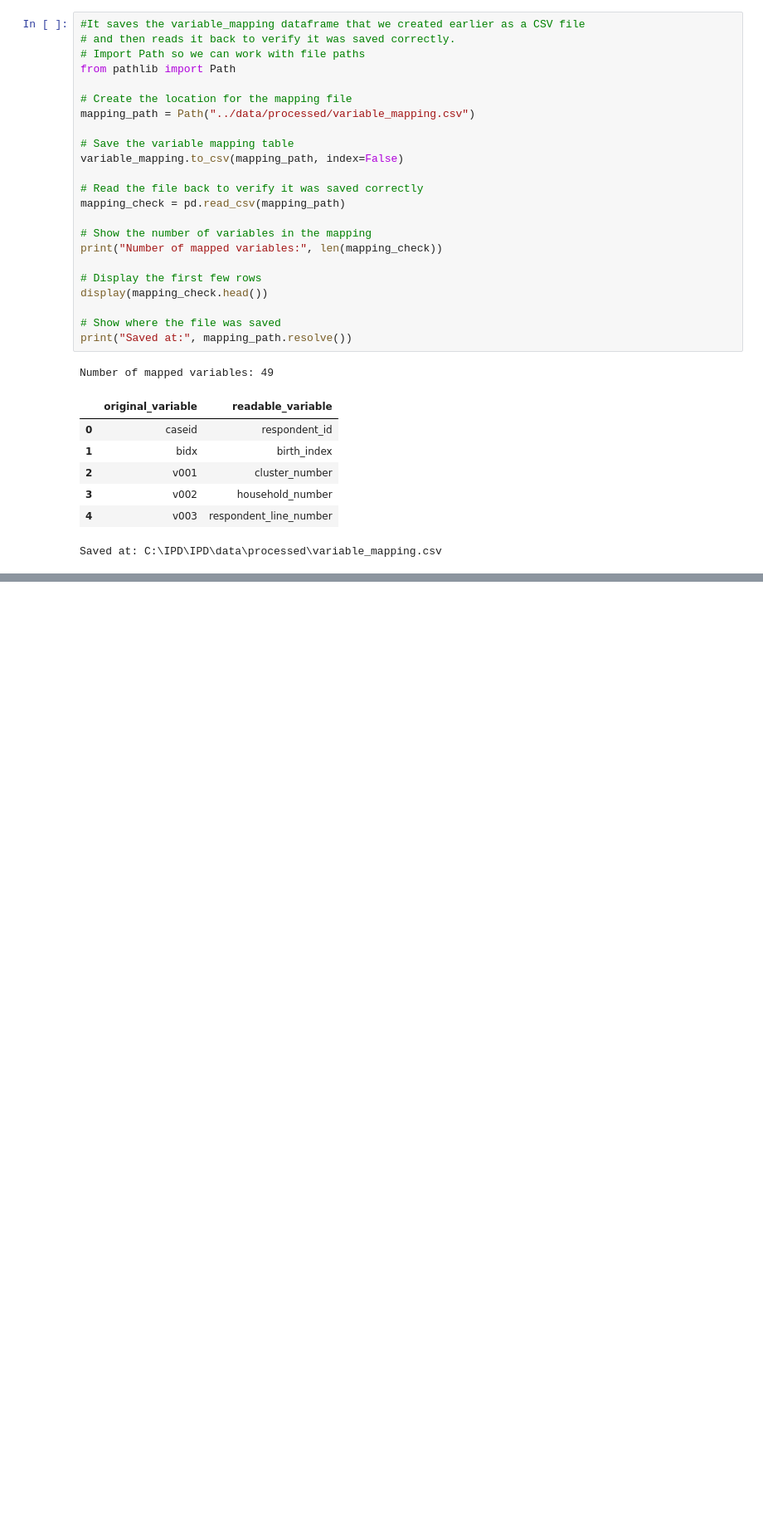
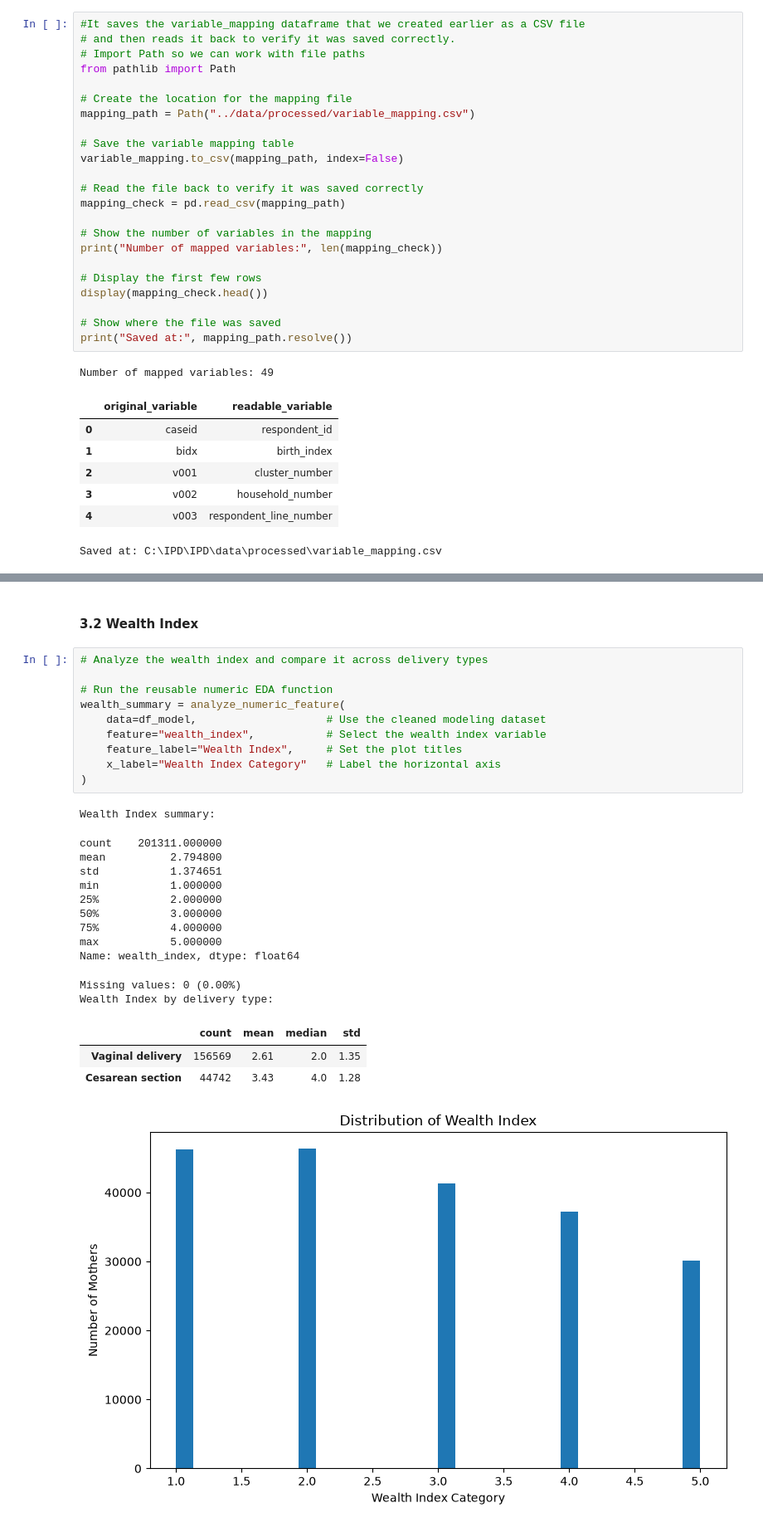
Before and after one commit to Rifa123-nandoliya/IPD, a Jupyter notebook: notebooks/01_data_exploration.ipynb, the cells around one changed output, grey strips where cells are left out. Shown at 83% size. Cells and saved outputs as stored; diff of their text form; blank space fills up the shorter version.

```diff
--- a/notebooks/01_data_exploration.ipynb
+++ b/notebooks/01_data_exploration.ipynb
@@ -2347,0 +2779,29 @@ Saved at: C:\IPD\IPD\data\processed\variable_mapping.csv
+# %% [markdown]
+#### 3.2 Wealth Index
+# %%
+# Analyze the wealth index and compare it across delivery types
+
+# Run the reusable numeric EDA function
+wealth_summary = analyze_numeric_feature(
+    data=df_model,                    # Use the cleaned modeling dataset
+    feature="wealth_index",           # Select the wealth index variable
+    feature_label="Wealth Index",     # Set the plot titles
+    x_label="Wealth Index Category"   # Label the horizontal axis
+)
+# %% [output]
+Wealth Index summary:
+count    201311.000000
+mean          2.794800
+std           1.374651
+min           1.000000
+25%           2.000000
+50%           3.000000
+75%           4.000000
+max           5.000000
+Name: wealth_index, dtype: float64
+Missing values: 0 (0.00%)
+Wealth Index by delivery type:
+|  | count | mean | median | std |
+| Vaginal delivery | 156569 | 2.61 | 2.0 | 1.35 |
+| Cesarean section | 44742 | 3.43 | 4.0 | 1.28 |
+[figure, added]
```
Also changed, not shown: parts of 38 cells of this notebook, 4 other files.
